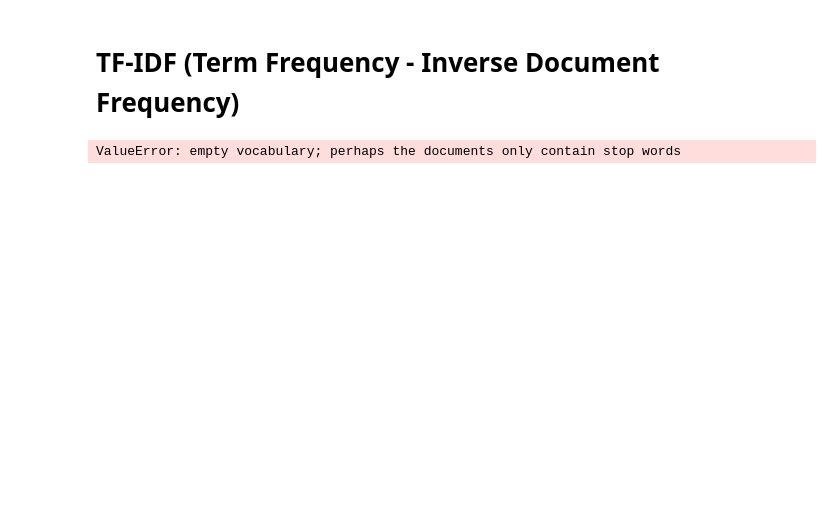
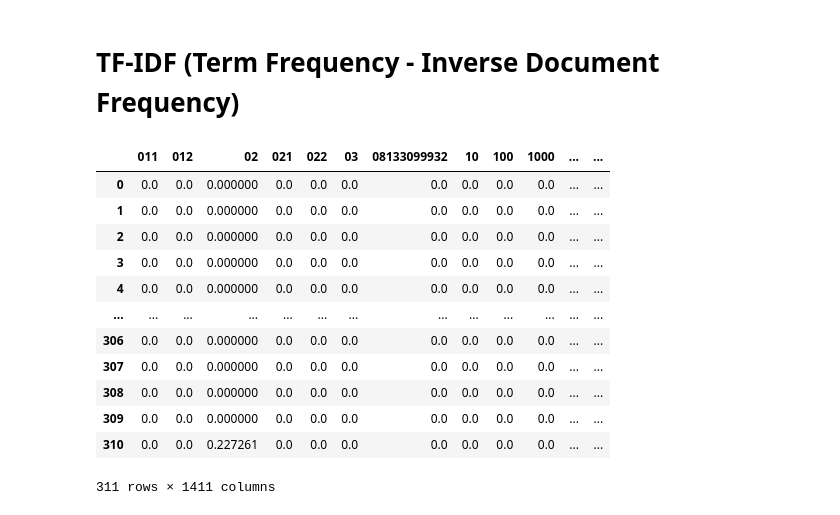
Before and after one commit to farhanwew/NLP-RKA, a Jupyter notebook: week 3/Feature Extraction/feature_extraction.ipynb, the cells around one changed output. Saved outputs shown, nothing was run; the diff lists cells and outputs as text; code cells hidden in the pictures; blank space fills up the shorter version.

```diff
--- a/week 3/Feature Extraction/feature_extraction.ipynb
+++ b/week 3/Feature Extraction/feature_extraction.ipynb
@@ -120,7 +162,19 @@ pd.DataFrame(X_bow.toarray(), columns=vectorizer.get_feature_names_out())
 # TF-IDF (Term Frequency - Inverse Document Frequency)
 # %%
 vectorizer_tfidf = TfidfVectorizer()
-X_tfidf = vectorizer_tfidf.fit_transform()
+X_tfidf = vectorizer_tfidf.fit_transform(corpus['string'])
 pd.DataFrame(X_tfidf.toarray(), columns=vectorizer_tfidf.get_feature_names_out())
 # %% [output]
+|  | 011 | 012 | 02 | 021 | 022 | 03 | 08133099932 | 10 | 100 | 1000 | ... | ... |
+| 0 | 0.0 | 0.0 | 0.000000 | 0.0 | 0.0 | 0.0 | 0.0 | 0.0 | 0.0 | 0.0 | ... | ... |
+| 1 | 0.0 | 0.0 | 0.000000 | 0.0 | 0.0 | 0.0 | 0.0 | 0.0 | 0.0 | 0.0 | ... | ... |
+| 2 | 0.0 | 0.0 | 0.000000 | 0.0 | 0.0 | 0.0 | 0.0 | 0.0 | 0.0 | 0.0 | ... | ... |
+| 3 | 0.0 | 0.0 | 0.000000 | 0.0 | 0.0 | 0.0 | 0.0 | 0.0 | 0.0 | 0.0 | ... | ... |
+| 4 | 0.0 | 0.0 | 0.000000 | 0.0 | 0.0 | 0.0 | 0.0 | 0.0 | 0.0 | 0.0 | ... | ... |
+| ... | ... | ... | ... | ... | ... | ... | ... | ... | ... | ... | ... | ... |
+| 306 | 0.0 | 0.0 | 0.000000 | 0.0 | 0.0 | 0.0 | 0.0 | 0.0 | 0.0 | 0.0 | ... | ... |
+| 307 | 0.0 | 0.0 | 0.000000 | 0.0 | 0.0 | 0.0 | 0.0 | 0.0 | 0.0 | 0.0 | ... | ... |
+| 308 | 0.0 | 0.0 | 0.000000 | 0.0 | 0.0 | 0.0 | 0.0 | 0.0 | 0.0 | 0.0 | ... | ... |
+| 309 | 0.0 | 0.0 | 0.000000 | 0.0 | 0.0 | 0.0 | 0.0 | 0.0 | 0.0 | 0.0 | ... | ... |
+| 310 | 0.0 | 0.0 | 0.227261 | 0.0 | 0.0 | 0.0 | 0.0 | 0.0 | 0.0 | 0.0 | ... | ... |
-ValueError: empty vocabulary; perhaps the documents only contain stop words
+311 rows × 1411 columns
```
Also changed, not shown: parts of 11 cells of this notebook, 3 other files.
